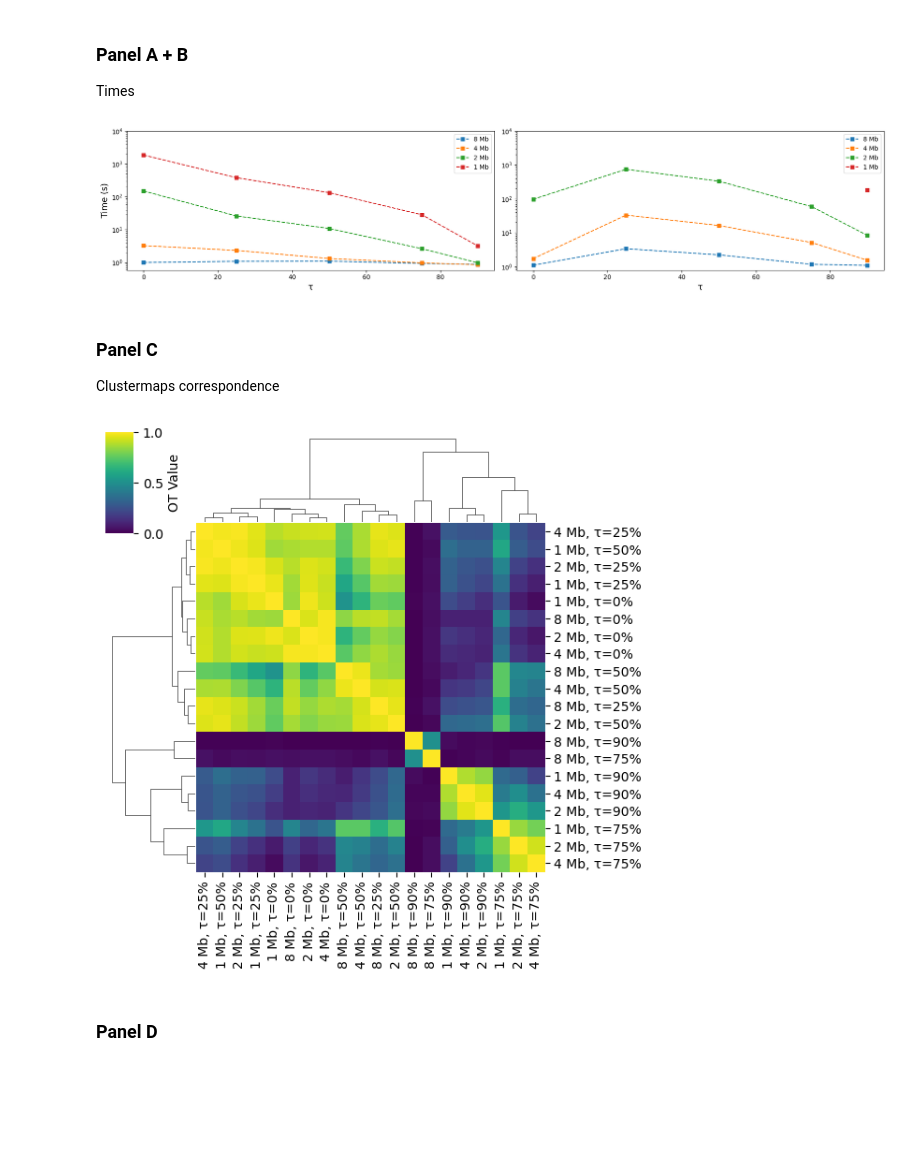
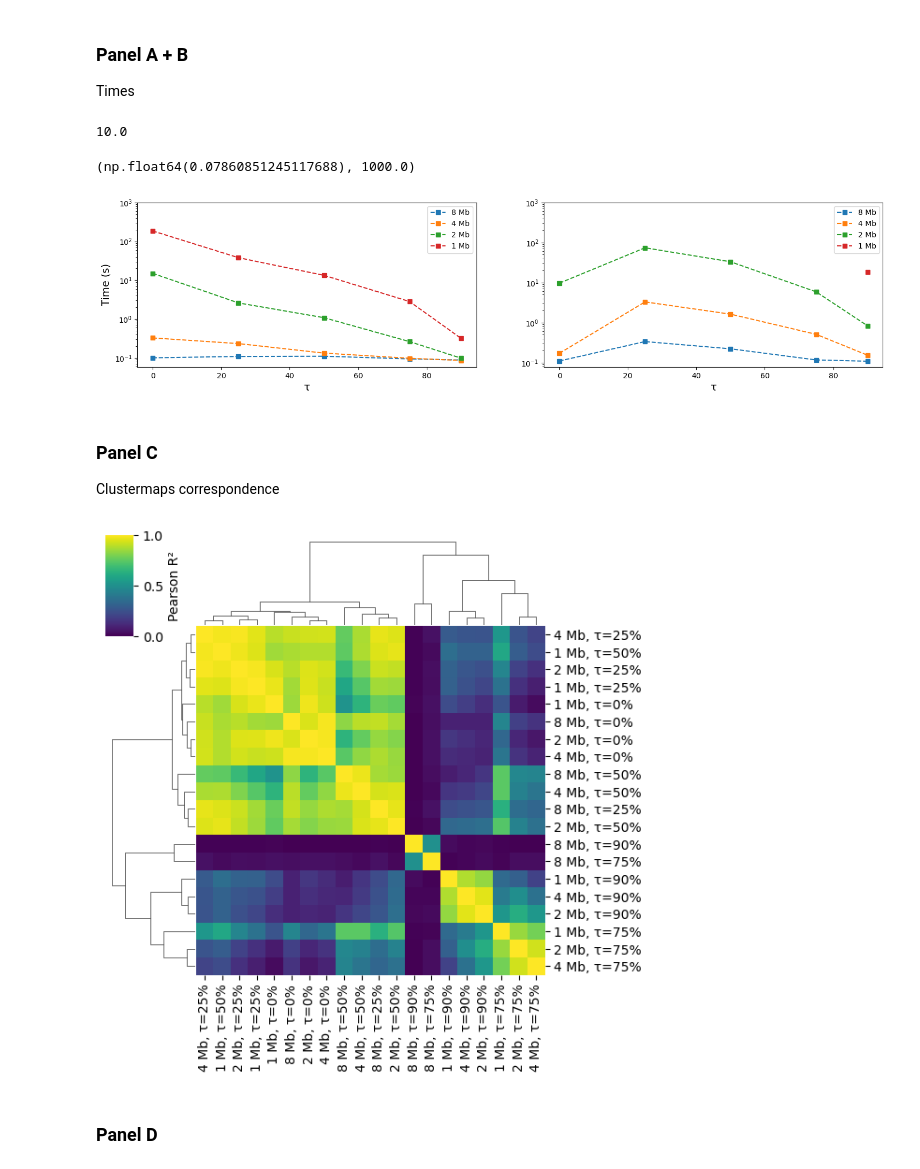
Before and after one commit to OlivierJSm/MasterInternship1, a Jupyter notebook: Testing/Report Figures/section_1.ipynb, the cells around one changed output. Cells and saved outputs as stored; diff of their text form; code cells hidden in the pictures; blank space fills up the shorter version.

Commit message:
Additions feedback final figures

```diff
--- a/Testing/Report Figures/section_1.ipynb
+++ b/Testing/Report Figures/section_1.ipynb
@@ -349,42 +473,48 @@ def correspondence_matrix(results: dict[str, pd.DataFrame]) -> pd.DataFrame:
 # %% [markdown]
 ### Panel A + B
 Times
+# %%
+### Getting number of comparisons to convert to time per comparison
+results_shape = import_data_sup1()["1 Mb, τ=0%"].shape[0]
+n_comparisons = (results_shape ** 2 - results_shape) / 2
+# %% [output]
+10.0
 # %%
 # Importing times
 time_path = f"{save_dir}s1a_ot_balanced_times.csv"
 time_path_unbalanced = f"{save_dir}s1a_ot_unbalanced_reg_m=0.1_times.csv"
 times_s1balanced = pd.read_csv(time_path, index_col=0).sort_index(ascending=True)
 times_s1unbalanced = pd.read_csv(time_path_unbalanced, index_col=0).sort_index(ascending=True)
 res_list = ["8", "4", "2", "1"]
 labels = [
     "8 Mb",
     "4 Mb",
     "2 Mb",
     "1 Mb"
 ]
 
 # Initialize Figure
 fig, ax = plt.subplots(1, 2, figsize=(18, 4))
 
 # Figure Balanced
 for res in res_list:
-    ax[0].plot(times_s1balanced[res].index, times_s1balanced[res], linestyle='--', marker='s')
+    ax[0].plot(times_s1balanced[res].index, times_s1balanced[res]/n_comparisons, linestyle='--', marker='s')
 ax[0].set_yscale('log')
 ax[0].legend(labels=labels)
 ax[0].set_xlabel("τ", size=14)
 ax[0].set_ylabel("Time (s)", size=14)
-ax[0].set_ylim(top=1e4)
+ax[0].set_ylim(top=1e3)
 
 # Figure Unbalanced
 for res in res_list:
-    ax[1].plot(times_s1unbalanced[res].index, times_s1unbalanced[res], linestyle='--', marker='s')
+    ax[1].plot(times_s1unbalanced[res].index, times_s1unbalanced[res]/n_comparisons, linestyle='--', marker='s')
 ax[1].set_yscale('log')
 ax[1].set_xlabel("τ", size=14)
 ax[1].legend(labels=labels)
-ax[1].set_ylim(top=1e4)
-plt.tight_layout()
+ax[1].set_ylim(top=1e3)
 # %% [output]
+(np.float64(0.07860851245117688), 1000.0)
-[figure, old version]
+[figure, new version]
 # %% [markdown]
 ### Panel C
 Clustermaps correspondence
@@ -396,13 +526,13 @@ g = sns.clustermap(
     cor_mat_balanced,
     cmap="viridis",
     vmin=0,
-    cbar_kws={'label' : 'OT Value'},
+    cbar_kws={'label' : 'Pearson R²'},
     figsize=(6,6)
 )
 
 plt.show()
 # %% [output]
-[figure, old version]
+[figure, new version]
 # %% [markdown]
 ### Panel D
 # %%
```
Also changed, not shown: parts of 38 cells of this notebook, 26 other files.
